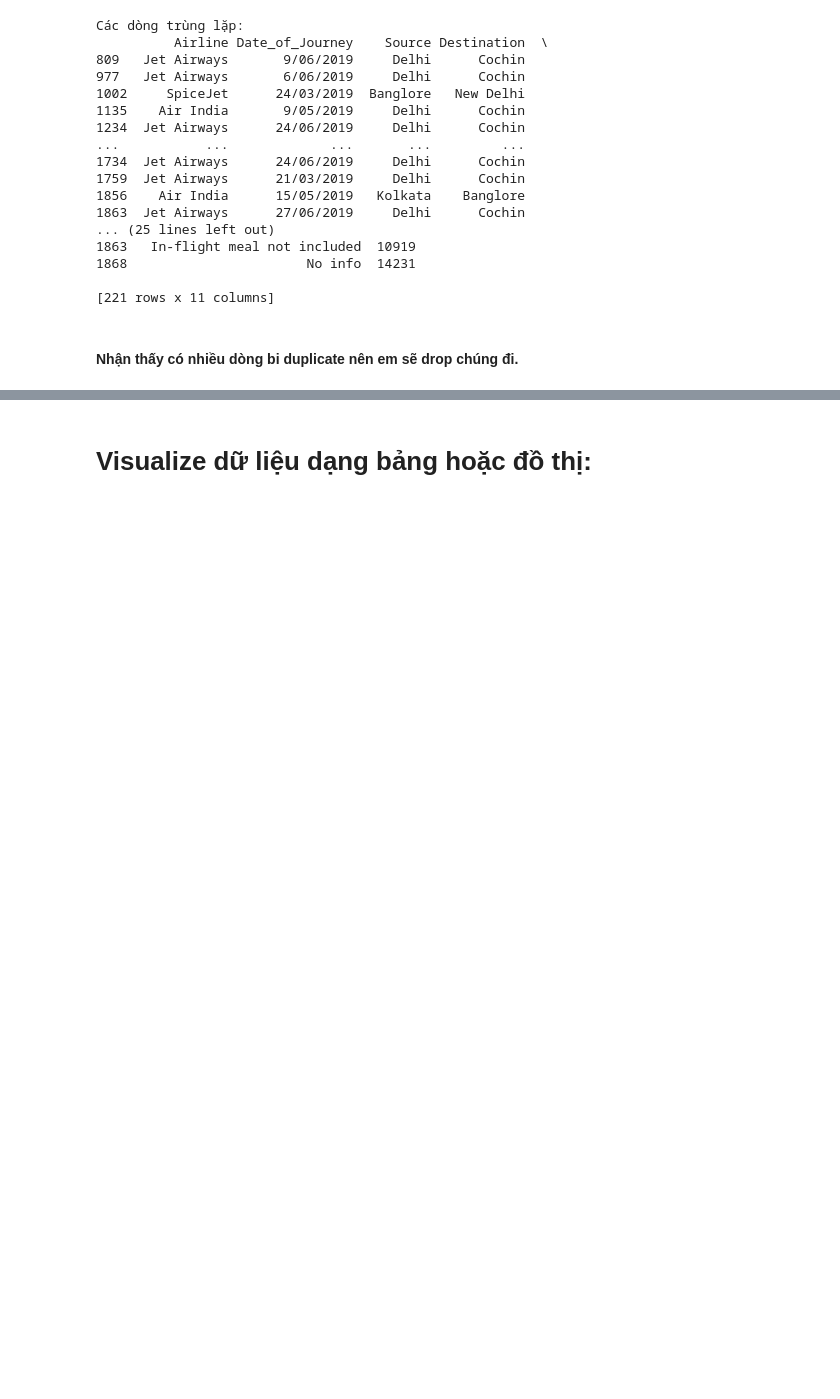
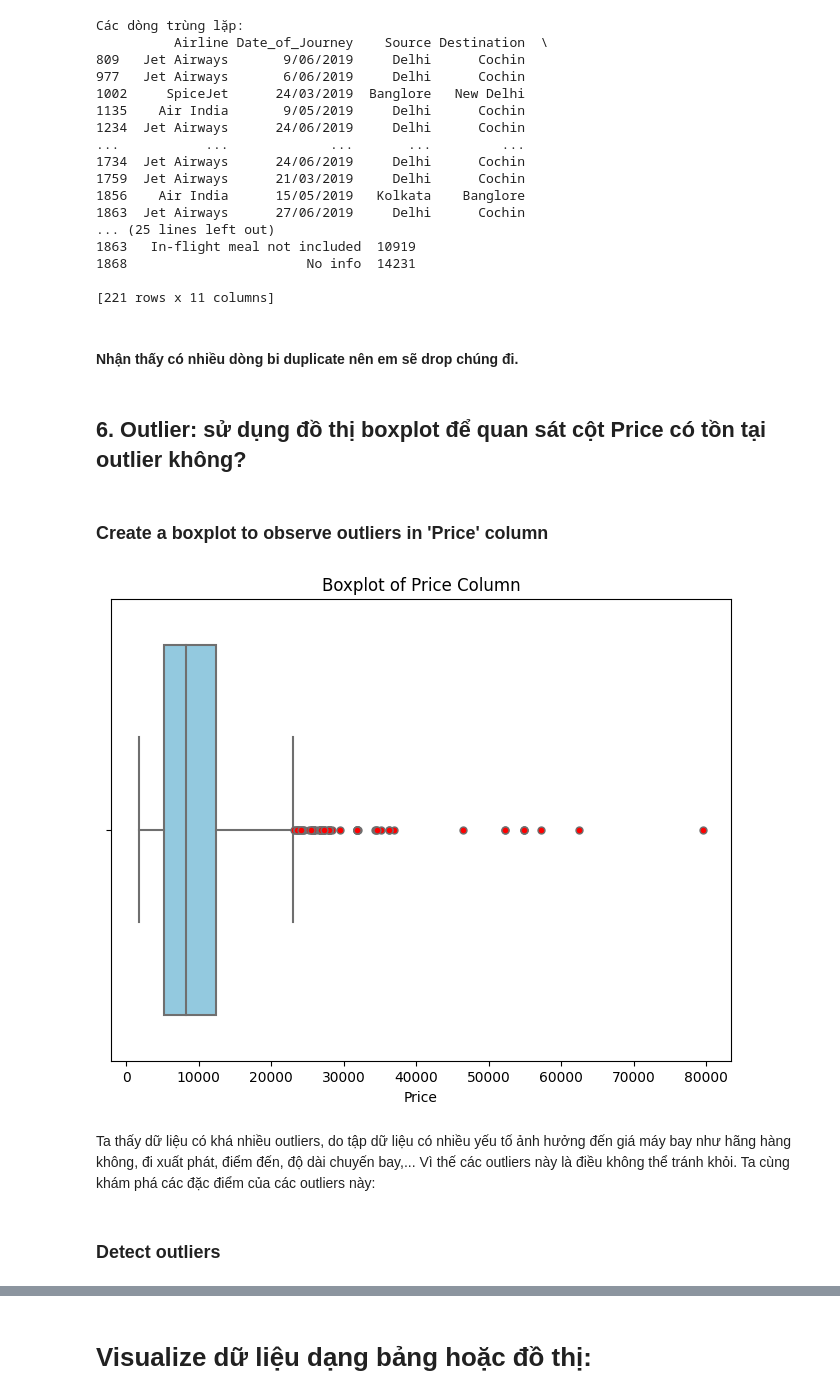
Before and after one commit to haingo22/PTDLUD-DA01, a Jupyter notebook: 20120281.ipynb, the cells around one changed output, grey strips where cells are left out. Cells and saved outputs as stored; diff of their text form; code cells hidden in the pictures; blank space fills up the shorter version.

```diff
--- a/20120281.ipynb
+++ b/20120281.ipynb
@@ -123,3 +123,24 @@ Các dòng trùng lặp:
 #### Nhận thấy có nhiều dòng bi duplicate nên em sẽ drop chúng đi.
 # %%
 df_cleaned = df_no_missing.drop_duplicates()
+# %% [markdown]
+## 6. Outlier: sử dụng đồ thị boxplot để quan sát cột Price có tồn tại outlier không?
+# %% [markdown]
+### Create a boxplot to observe outliers in 'Price' column
+# %%
+# Create a horizontal boxplot for the 'Price' column
+plt.figure(figsize=(8, 6))
+sns.boxplot(x=df_cleaned['Price'], orient='h', color='skyblue', flierprops=dict(markerfacecolor='red', marker='o'))
+
+# Customize boxplot
+plt.title('Boxplot of Price Column')
+plt.xlabel('Price')
+
+# Show boxplot
+plt.show()
+# %% [output]
+[figure, added]
+# %% [markdown]
+Ta thấy dữ liệu có khá nhiều outliers, do tập dữ liệu có nhiều yếu tố ảnh hưởng đến giá máy bay như hãng hàng không, đi xuất phát, điểm đến, độ dài chuyến bay,... Vì thế các outliers này là điều không thể tránh khỏi. Ta cùng khám phá các đặc điểm của các outliers này:
+# %% [markdown]
+### Detect outliers
```
Also changed, not shown: parts of 89 cells of this notebook, 1 other file.
